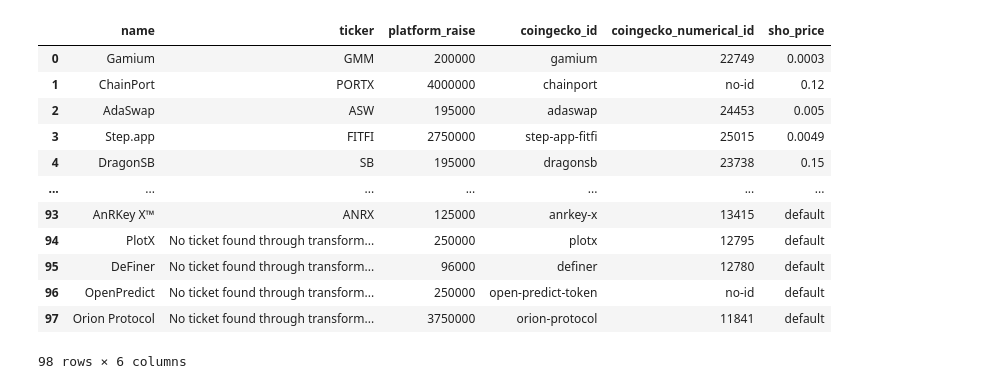
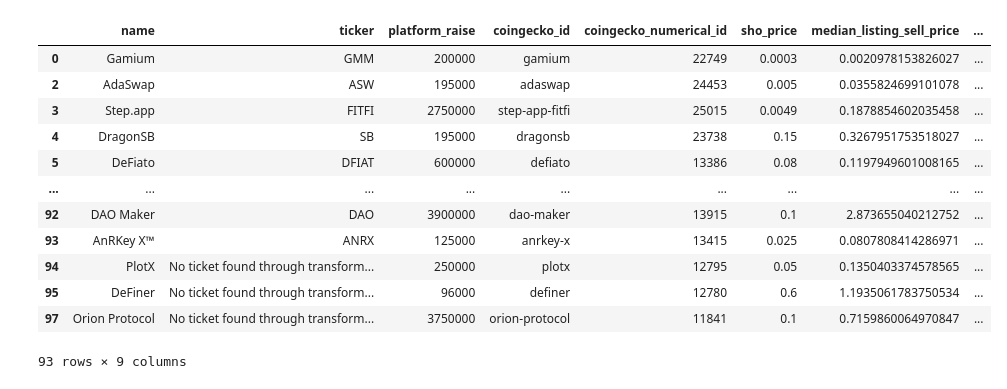
Before and after one commit to AAPTRV/CMC, a Jupyter notebook: test.ipynb, the cells around one changed output. Cells and saved outputs as stored; diff of their text form; code cells hidden in the pictures.

```diff
--- a/test.ipynb
+++ b/test.ipynb
@@ -9,20 +11,19 @@ import matplotlib.pyplot as plt
 # %%
-path_test = '/Users/eaxes/DA Projects/CMC/data/collected_data/coins_date_and_values'
 path_to_csv = '/Users/eaxes/DA Projects/CMC/data/collected_data/mined/price_token_test.csv'
+df = pd.read_csv(path_to_csv, index_col=0)
+df = df.query('for_charts == True')
+df
+# %% [output]
+|  | name | ticker | platform_raise | coingecko_id | coingecko_numerical_id | sho_price | median_listing_sell_price | ... |
+| 0 | Gamium | GMM | 200000 | gamium | 22749 | 0.0003 | 0.0020978153826027 | ... |
+| 2 | AdaSwap | ASW | 195000 | adaswap | 24453 | 0.005 | 0.0355824699101078 | ... |
+| 3 | Step.app | FITFI | 2750000 | step-app-fitfi | 25015 | 0.0049 | 0.1878854602035458 | ... |
+| 4 | DragonSB | SB | 195000 | dragonsb | 23738 | 0.15 | 0.3267951753518027 | ... |
+| 5 | DeFiato | DFIAT | 600000 | defiato | 13386 | 0.08 | 0.1197949601008165 | ... |
+| ... | ... | ... | ... | ... | ... | ... | ... | ... |
+| 92 | DAO Maker | DAO | 3900000 | dao-maker | 13915 | 0.1 | 2.873655040212752 | ... |
+| 93 | AnRKey X™ | ANRX | 125000 | anrkey-x | 13415 | 0.025 | 0.0807808414286971 | ... |
+| 94 | PlotX | No ticket found through transform... | 250000 | plotx | 12795 | 0.05 | 0.1350403374578565 | ... |
+| 95 | DeFiner | No ticket found through transform... | 96000 | definer | 12780 | 0.6 | 1.1935061783750534 | ... |
+| 97 | Orion Protocol | No ticket found through transform... | 3750000 | orion-protocol | 11841 | 0.1 | 0.7159860064970847 | ... |
+93 rows × 9 columns
-# %%
-df = pd.read_csv(path_to_csv, index_col=0)
-df
-# %% [output]
-|  | name | ticker | platform_raise | coingecko_id | coingecko_numerical_id | sho_price |
-| 0 | Gamium | GMM | 200000 | gamium | 22749 | 0.0003 |
-| 1 | ChainPort | PORTX | 4000000 | chainport | no-id | 0.12 |
-| 2 | AdaSwap | ASW | 195000 | adaswap | 24453 | 0.005 |
-| 3 | Step.app | FITFI | 2750000 | step-app-fitfi | 25015 | 0.0049 |
-| 4 | DragonSB | SB | 195000 | dragonsb | 23738 | 0.15 |
-| ... | ... | ... | ... | ... | ... | ... |
-| 93 | AnRKey X™ | ANRX | 125000 | anrkey-x | 13415 | default |
-| 94 | PlotX | No ticket found through transform... | 250000 | plotx | 12795 | default |
-| 95 | DeFiner | No ticket found through transform... | 96000 | definer | 12780 | default |
-| 96 | OpenPredict | No ticket found through transform... | 250000 | open-predict-token | no-id | default |
-| 97 | Orion Protocol | No ticket found through transform... | 3750000 | orion-protocol | 11841 | default |
-98 rows × 6 columns
```
Also changed, not shown: parts of 12 cells of this notebook, 4 other files.
